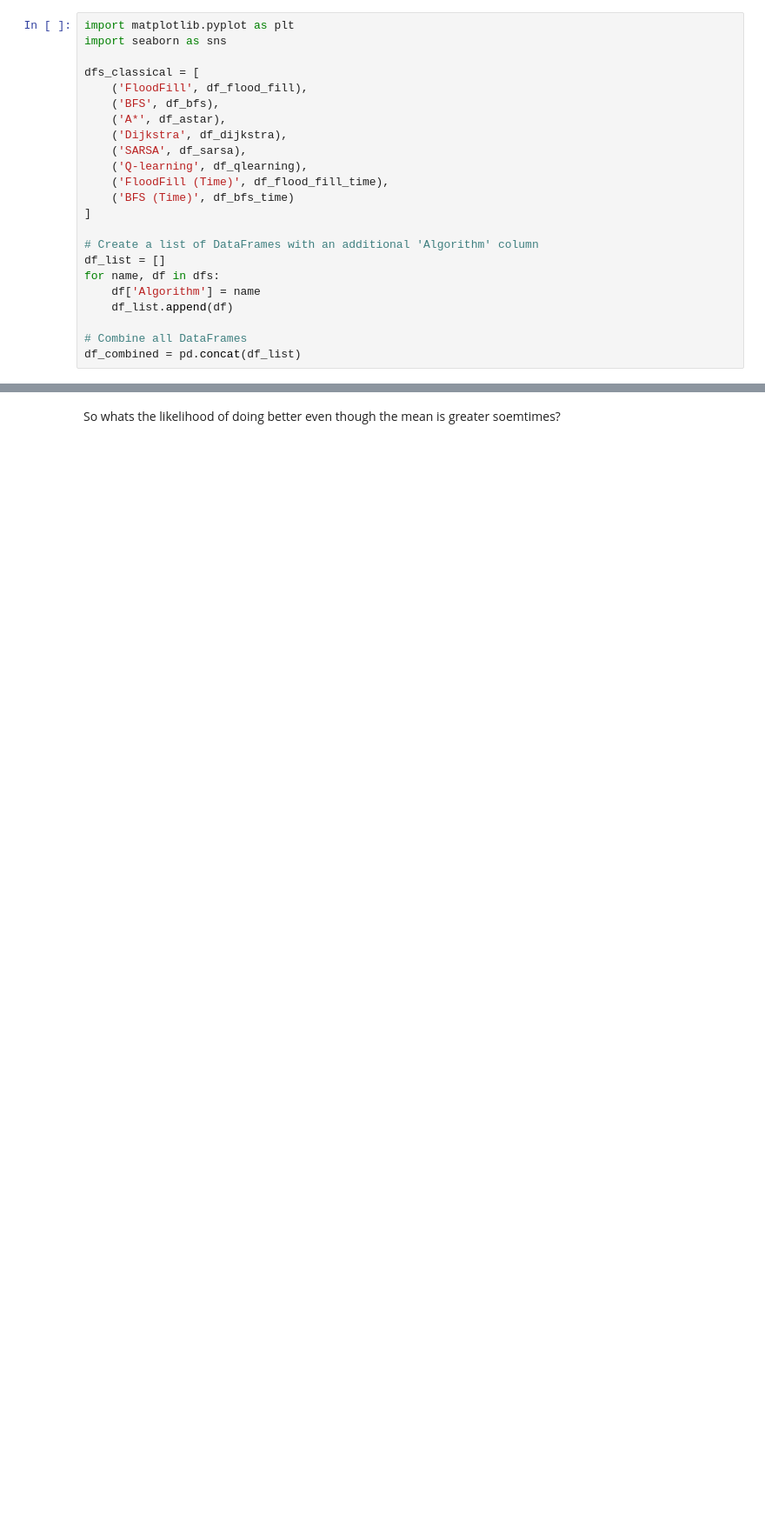
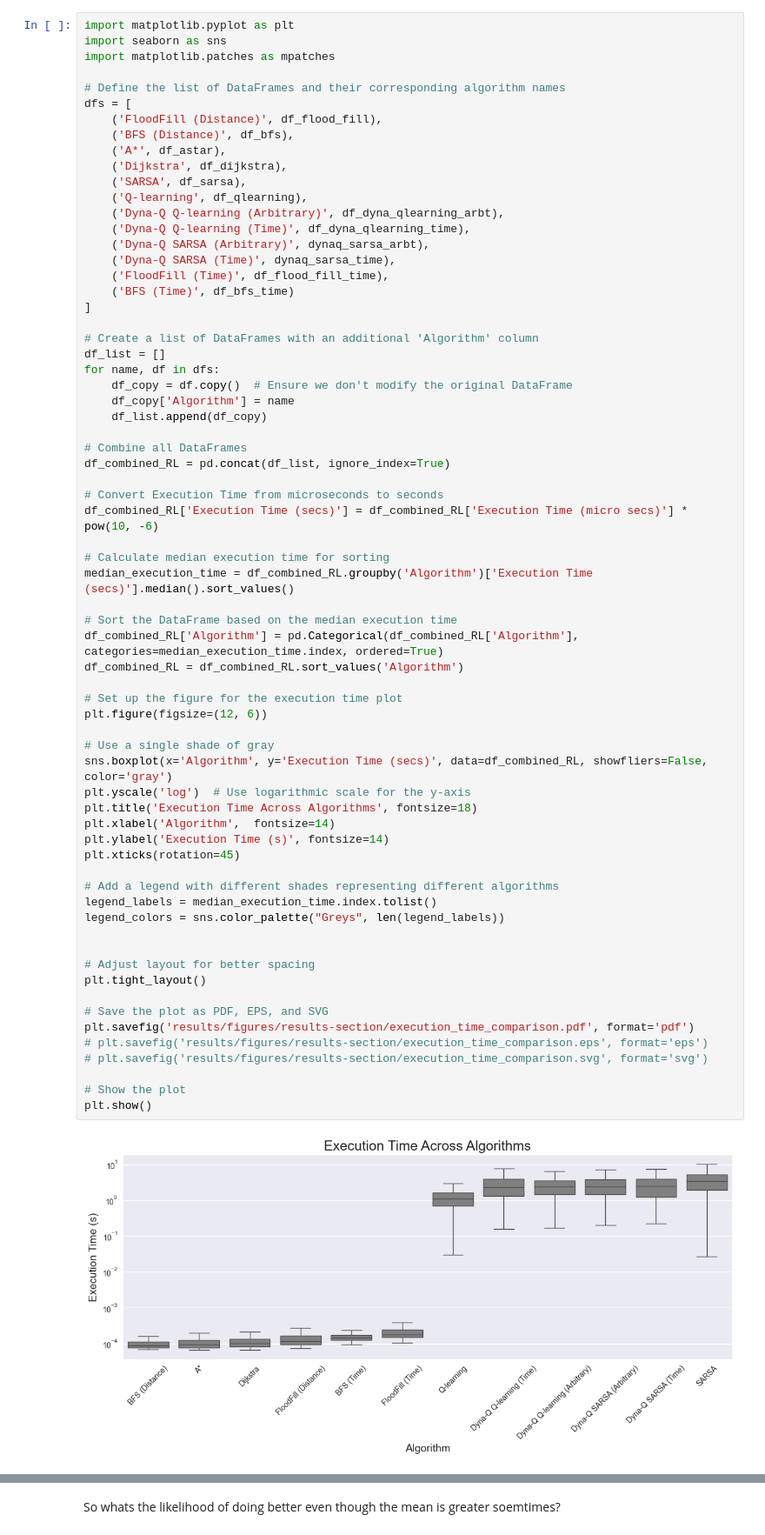
Before and after one commit to FarisAnsara/Optimal-Pathfinding-Micromouse, a Jupyter notebook: Plotting.ipynb, the cells around one changed output, grey strips where cells are left out. Shown at 87% size. Drawn from its saved outputs; the diff is of its cells as text; blank space fills up the shorter version.

```diff
--- a/Plotting.ipynb
+++ b/Plotting.ipynb
@@ -17,26 +17,72 @@ df_bfs_time = pd.read_csv('results/csv_files/competition/final/bfs_time.csv')
 # %%
 import matplotlib.pyplot as plt
 import seaborn as sns
+import matplotlib.patches as mpatches
 
-dfs_classical = [
-    ('FloodFill', df_flood_fill),
-    ('BFS', df_bfs),
+# Define the list of DataFrames and their corresponding algorithm names
+dfs = [
+    ('FloodFill (Distance)', df_flood_fill),
+    ('BFS (Distance)', df_bfs),
     ('A*', df_astar),
     ('Dijkstra', df_dijkstra),
     ('SARSA', df_sarsa),
     ('Q-learning', df_qlearning),
+    ('Dyna-Q Q-learning (Arbitrary)', df_dyna_qlearning_arbt),
+    ('Dyna-Q Q-learning (Time)', df_dyna_qlearning_time),
+    ('Dyna-Q SARSA (Arbitrary)', dynaq_sarsa_arbt),
+    ('Dyna-Q SARSA (Time)', dynaq_sarsa_time),
     ('FloodFill (Time)', df_flood_fill_time),
     ('BFS (Time)', df_bfs_time)
 ]
 
 # Create a list of DataFrames with an additional 'Algorithm' column
 df_list = []
 for name, df in dfs:
-    df['Algorithm'] = name
-    df_list.append(df)
+    df_copy = df.copy()  # Ensure we don't modify the original DataFrame
+    df_copy['Algorithm'] = name
+    df_list.append(df_copy)
 
 # Combine all DataFrames
-df_combined = pd.concat(df_list)
+df_combined_RL = pd.concat(df_list, ignore_index=True)
+
+# Convert Execution Time from microseconds to seconds
+df_combined_RL['Execution Time (secs)'] = df_combined_RL['Execution Time (micro secs)'] * pow(10, -6)
+
+# Calculate median execution time for sorting
+median_execution_time = df_combined_RL.groupby('Algorithm')['Execution Time (secs)'].median().sort_values()
+
+# Sort the DataFrame based on the median execution time
+df_combined_RL['Algorithm'] = pd.Categorical(df_combined_RL['Algorithm'], categories=median_execution_time.index, ordered=True)
+df_combined_RL = df_combined_RL.sort_values('Algorithm')
+
+# Set up the figure for the execution time plot
+plt.figure(figsize=(12, 6))
+
+# Use a single shade of gray
+sns.boxplot(x='Algorithm', y='Execution Time (secs)', data=df_combined_RL, showfliers=False, color='gray')
+plt.yscale('log')  # Use logarithmic scale for the y-axis
+plt.title('Execution Time Across Algorithms', fontsize=18)
+plt.xlabel('Algorithm',  fontsize=14)
+plt.ylabel('Execution Time (s)', fontsize=14)
+plt.xticks(rotation=45)
+
+# Add a legend with different shades representing different algorithms
+legend_labels = median_execution_time.index.tolist()
+legend_colors = sns.color_palette("Greys", len(legend_labels))
+
+
+# Adjust layout for better spacing
+plt.tight_layout()
+
+# Save the plot as PDF, EPS, and SVG
+plt.savefig('results/figures/results-section/execution_time_comparison.pdf', format='pdf')
+# plt.savefig('results/figures/results-section/execution_time_comparison.eps', format='eps')
+# plt.savefig('results/figures/results-section/execution_time_comparison.svg', format='svg')
+
+# Show the plot
+plt.show()
+# %% [output]
+[figure, added]
 # %%
 import matplotlib.pyplot as plt
 import seaborn as sns
```
Also changed, not shown: parts of 7 cells of this notebook, 7 other files.
